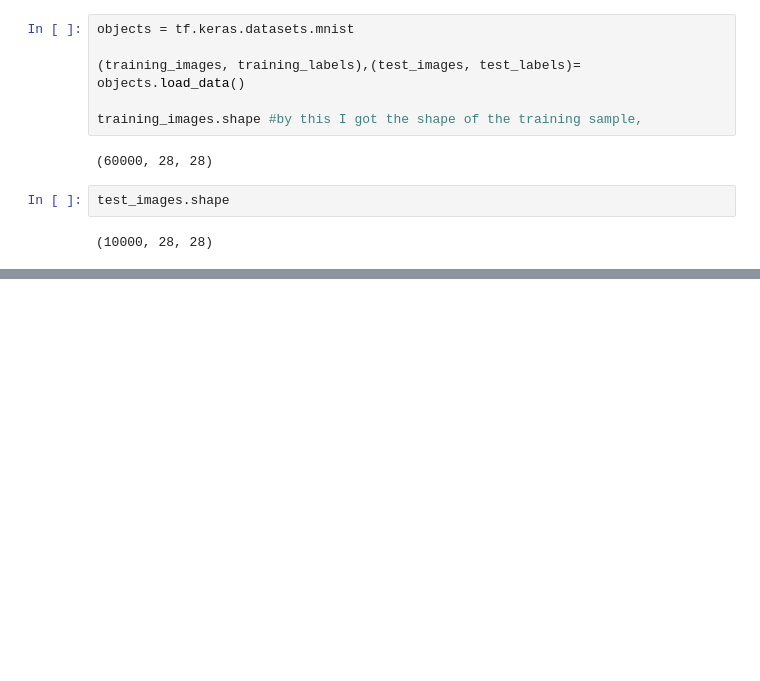
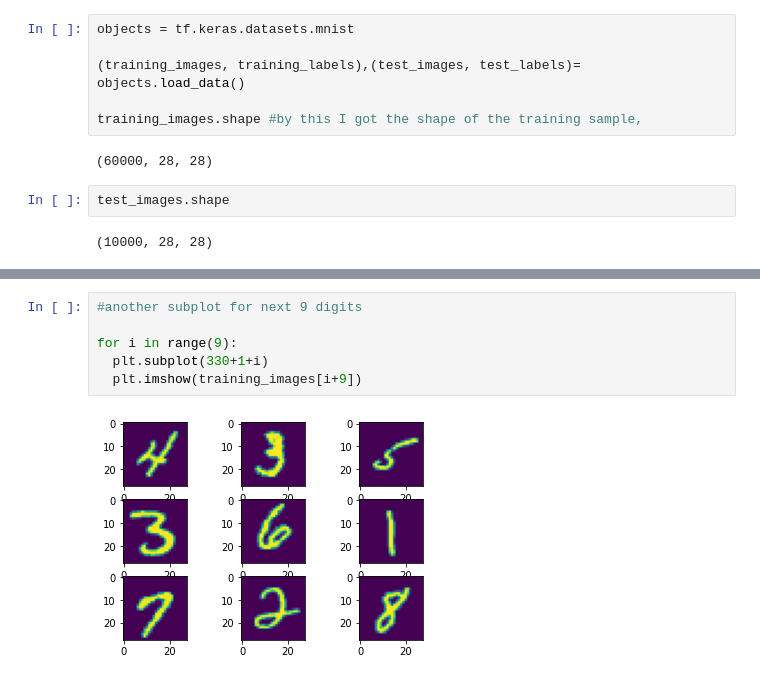
Before and after one commit to Milind-cod3-base/DeepL_MNIST_models, a Jupyter notebook: Cnn_MNIST.ipynb, the cells around one changed output, grey strips where cells are left out. Drawn from its saved outputs; the diff is of its cells as text; blank space fills up the shorter version.

```diff
--- a/Cnn_MNIST.ipynb
+++ b/Cnn_MNIST.ipynb
@@ -17,0 +26,8 @@ test_images.shape
+# %%
+#another subplot for next 9 digits
+
+for i in range(9):
+  plt.subplot(330+1+i)
+  plt.imshow(training_images[i+9])
+# %% [output]
+[figure, added]
```
Also changed, not shown: parts of 3 cells of this notebook.
